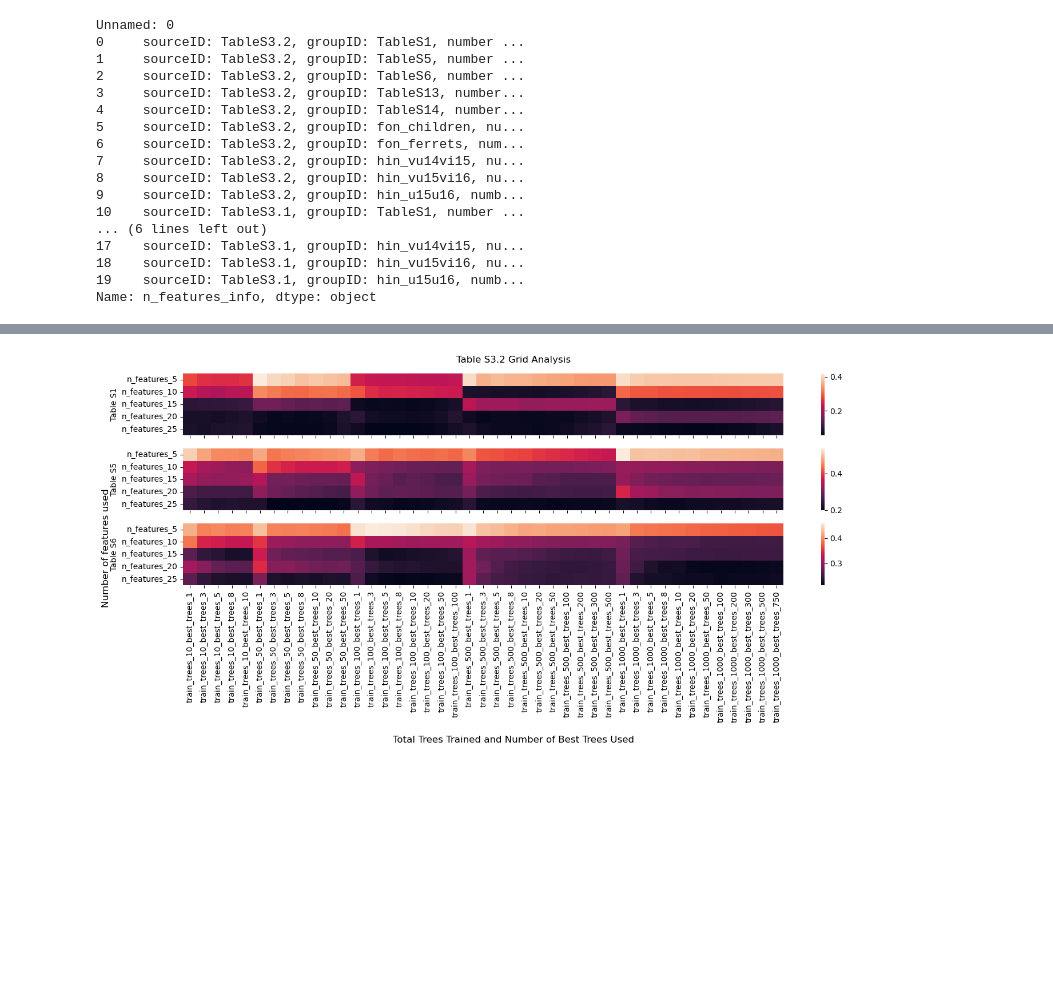
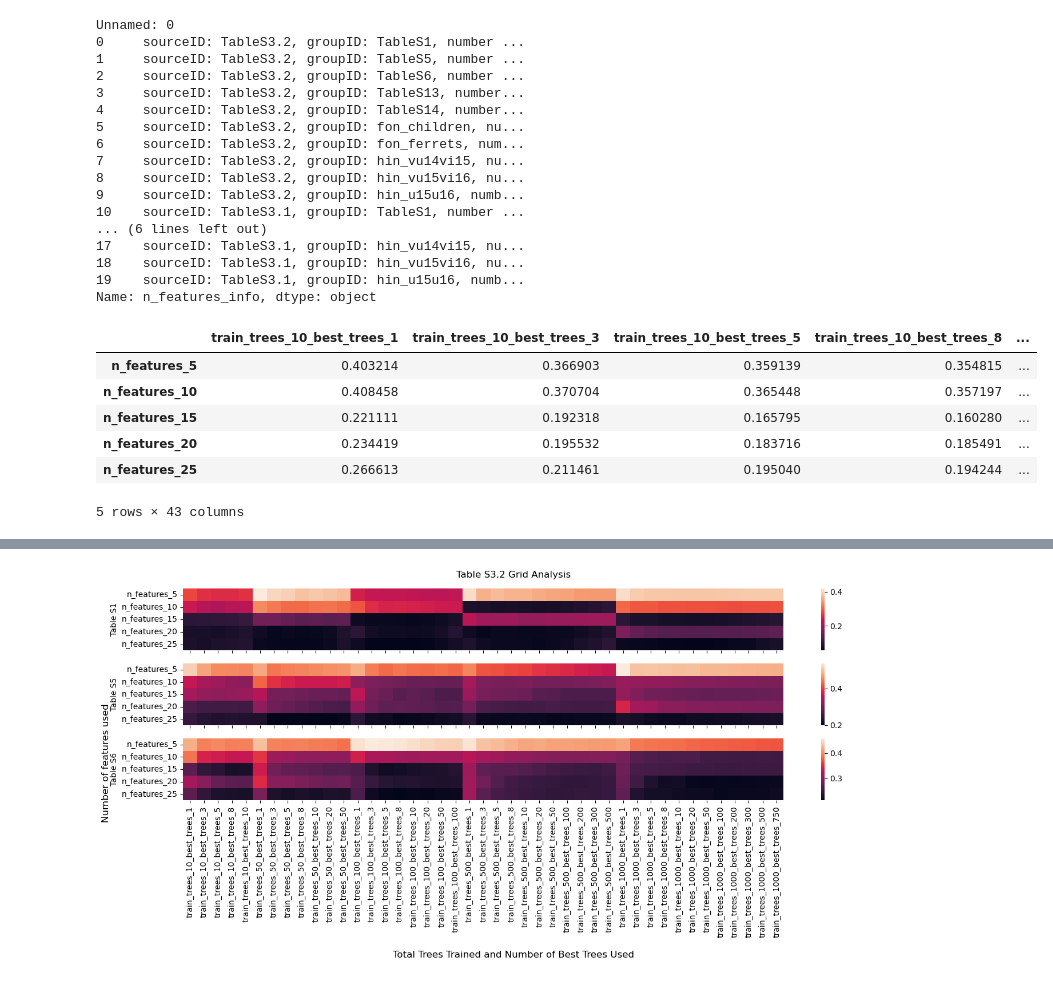
Before and after one commit to nick33333/einav_lab_work, a Jupyter notebook: Nicks_stuff/grid_search_analysis.ipynb, the cells around one changed output, grey strips where cells are left out. Drawn from its saved outputs; the diff is of its cells as text; code cells hidden in the pictures; blank space fills up the shorter version.

```diff
--- a/Nicks_stuff/grid_search_analysis.ipynb
+++ b/Nicks_stuff/grid_search_analysis.ipynb
@@ -99,3 +138,13 @@ for comparison in comparisons:
         RMSE = grid_search_df.loc[idx, 'RMSE'] # Access the recorded RMSE of the grid analysis entry
         grid_heatmap_df.loc[f'n_features_{n_features}',f'train_trees_{train_trees}_best_trees_{best_trees}'] = RMSE # Save the grid search information to a dataframe that can be plotted as a heatmap
     grid_heatmap_per_comparison[comparison] = grid_heatmap_df
+# %%
+grid_heatmap_per_comparison['TableS3.1_to_TableS1']
+# %% [output]
+|  | train_trees_10_best_trees_1 | train_trees_10_best_trees_3 | train_trees_10_best_trees_5 | train_trees_10_best_trees_8 | ... |
+| n_features_5 | 0.403214 | 0.366903 | 0.359139 | 0.354815 | ... |
+| n_features_10 | 0.408458 | 0.370704 | 0.365448 | 0.357197 | ... |
+| n_features_15 | 0.221111 | 0.192318 | 0.165795 | 0.160280 | ... |
+| n_features_20 | 0.234419 | 0.195532 | 0.183716 | 0.185491 | ... |
+| n_features_25 | 0.266613 | 0.211461 | 0.195040 | 0.194244 | ... |
+5 rows × 43 columns
```
Also changed, not shown: parts of 9 cells of this notebook, 8 other files.
